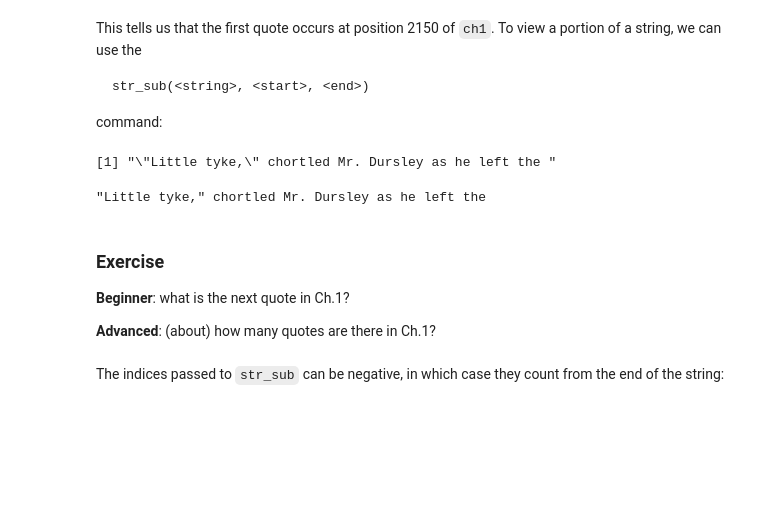
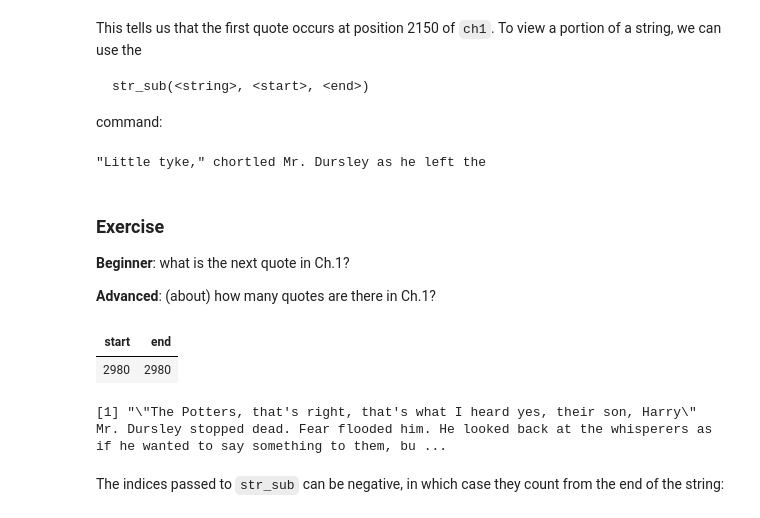
Before and after one commit to terhorst/stats306, a Jupyter notebook: lecture12/Lecture12.ipynb, the cells around one changed output. Saved outputs shown, nothing was run; the diff lists cells and outputs as text; code cells hidden in the pictures; blank space fills up the shorter version.

```diff
--- a/lecture12/Lecture12.ipynb
+++ b/lecture12/Lecture12.ipynb
@@ -101,11 +112,10 @@ This tells us that the first quote occurs at position 2150 of `ch1`. To view a p
 
 command:
 # %%
-str_sub(ch1, 2150, 2200)
+# str_sub(ch1, 2150, 2200) %>% print
 writeLines(str_sub(ch1, 2150, 2200))
 # %% [output]
-[1] "\"Little tyke,\" chortled Mr. Dursley as he left the "
+"Little tyke," chortled Mr. Dursley as he left the
-"Little tyke," chortled Mr. Dursley as he left the
 # %% [markdown]
 ### Exercise
 **Beginner**: what is the next quote in Ch.1?
@@ -116,3 +124,11 @@ writeLines(str_sub(ch1, 2150, 2200))
+# %%
+# beginner
+ch1 %>% str_sub(2200) %>% str_locate("\"")
+ch1 %>% str_sub(2200 + 2979, 2200 + 2979 + 200)
+# %% [output]
+| start | end |
+| 2980 | 2980 |
+[1] "\"The Potters, that's right, that's what I heard yes, their son, Harry\"　　Mr. Dursley stopped dead. Fear flooded him. He looked back at the whisperers as if he wanted to say something to them, bu ...
 # %% [markdown]
 The indices passed to `str_sub` can be negative, in which case they count from the end of the string:
 # %%
```
Also changed, not shown: parts of 22 cells of this notebook.
